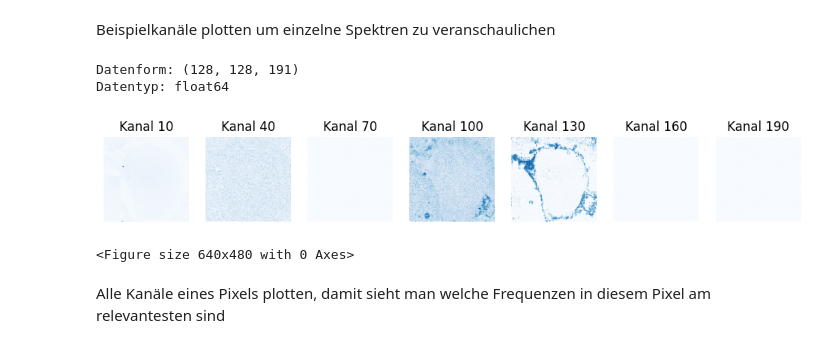
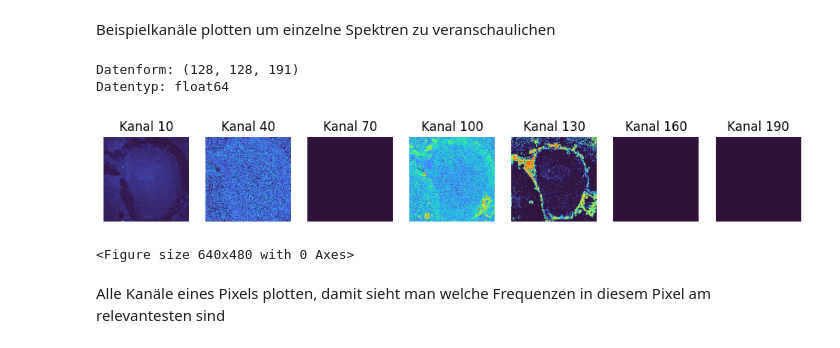
Before and after one commit to janphr03/MassSpectrometryImaging, a Jupyter notebook: Main.ipynb, the cells around one changed output. Drawn from its saved outputs; the diff is of its cells as text; code cells hidden in the pictures.

```diff
--- a/Main.ipynb
+++ b/Main.ipynb
@@ -30,35 +30,35 @@ ims_cube = data['ims_cube'] # Datenwürfel mit x,y Position und m/z als Kanalind
 print("Datenform:", ims_cube.shape)  # (x, y, kanäle)
 print("Datentyp:", ims_cube.dtype)
 
 # 2. Beispielhafte Visualisierung einzelner Kanäle
 num_channels = ims_cube.shape[2]
 
 # Die Kanäle für output angeben
 channels_to_plot = [10, 40, 70, 100, 130, 160, 190]
 
 
 # Neue Abbildung mit definierter Größe
 plt.figure(figsize=(12, 6))
 
 # Schleife über alle ausgewählten Kanäle
 for i, ch in enumerate(channels_to_plot, 1):
     # Lege Position für das aktuelle Teilbild fest (1 Zeile, mehrere Spalten)
     plt.subplot(1, len(channels_to_plot), i)
 
     # Zeige den jeweiligen Kanal als 2D-Bild
-    plt.imshow(ims_cube[:, :, ch], cmap='Blues')
+    plt.imshow(ims_cube[:, :, ch], cmap='turbo')
     plt.title(f"Kanal {ch}")  # Beschrifte das Teilbild
     plt.axis('off')           # Achsen ausblenden für saubere Darstellung
 
 # Zeige alle Teilbilder nebeneinander an
 plt.show()
 
 plt.suptitle("Räumliche Verteilung ausgewählter Kanäle")
 plt.show()
 # %% [output]
 Datenform: (128, 128, 191)
 Datentyp: float64
-[figure, old version]
+[figure, new version]
 <Figure size 640x480 with 0 Axes>
 # %% [markdown]
 Alle Kanäle eines Pixels plotten, damit sieht man welche Frequenzen in diesem Pixel am relevantesten sind
```
Also changed, not shown: parts of 3 cells of this notebook.
